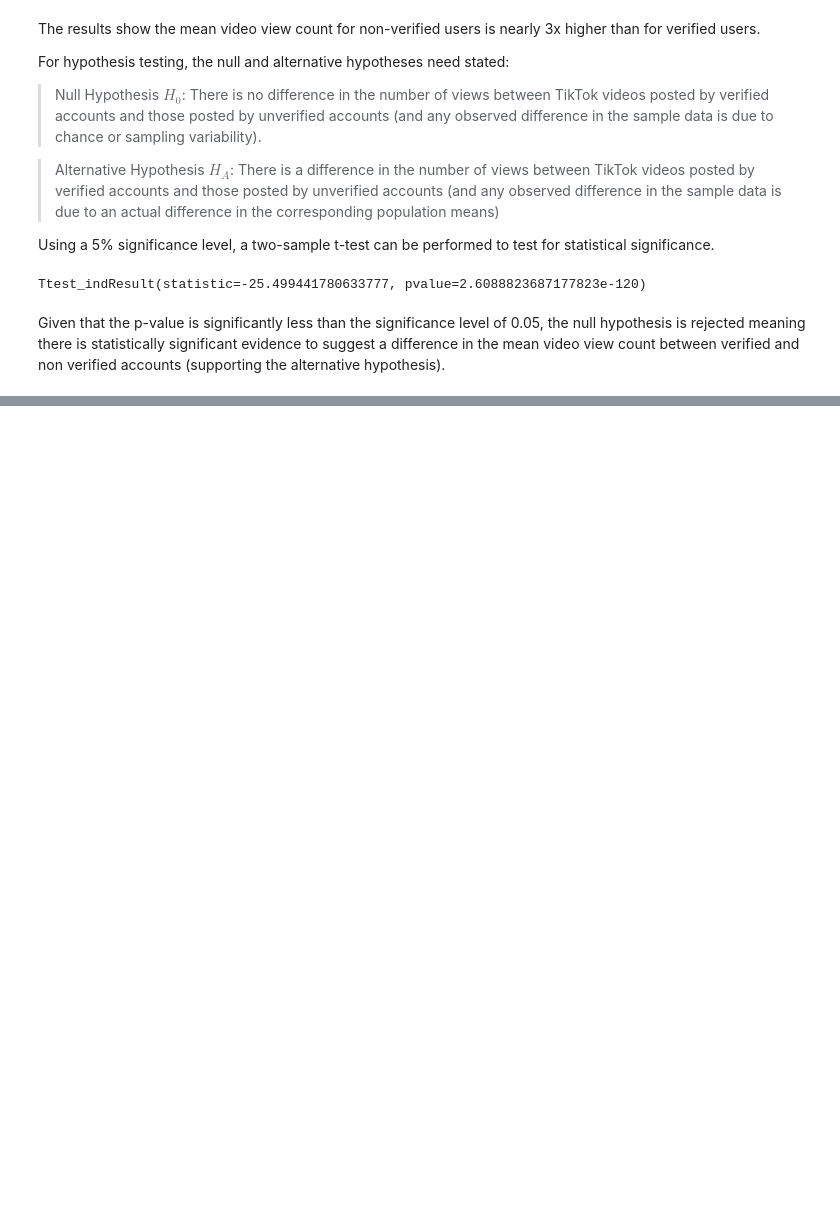
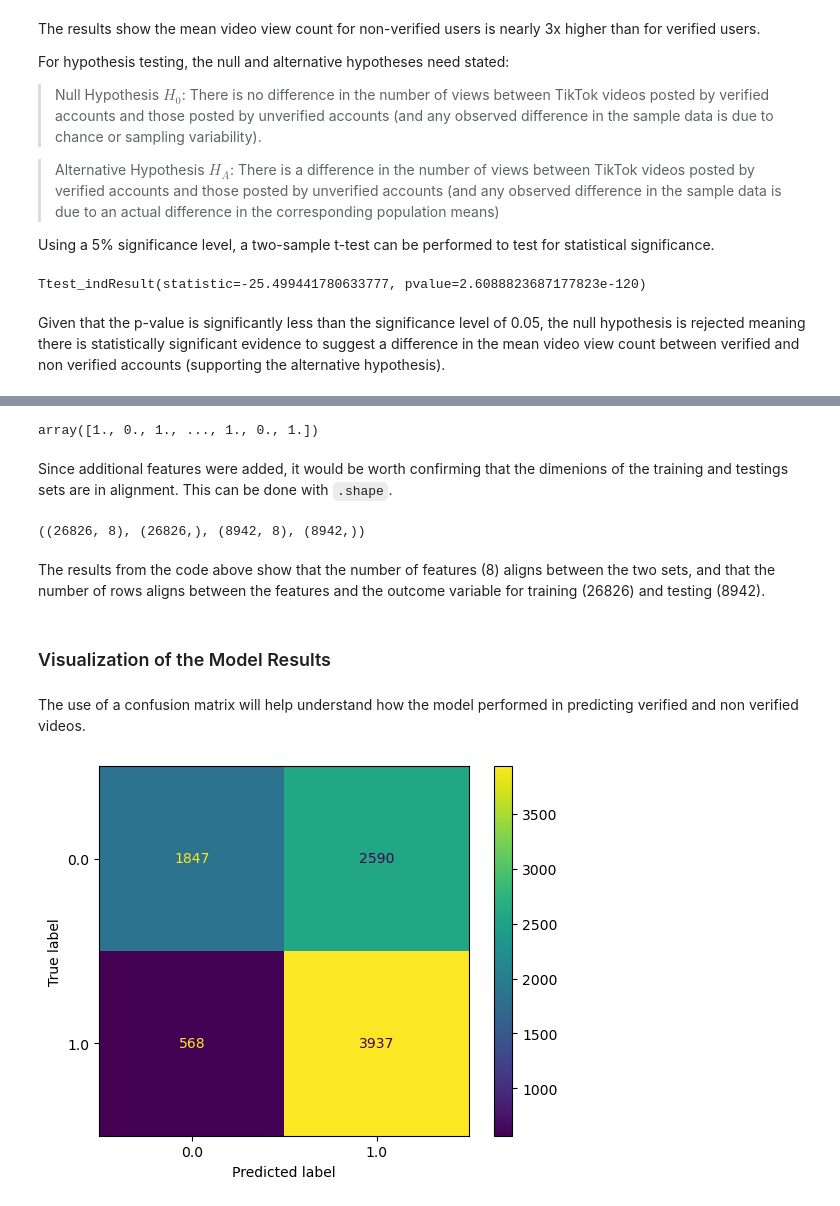
Before and after one commit to JasonHolton/TikTok_Data-Science, a Jupyter notebook: TikTok Notebook.ipynb, the cells around one changed output, grey strips where cells are left out. Saved outputs shown, nothing was run; the diff lists cells and outputs as text; code cells hidden in the pictures; blank space fills up the shorter version.

```diff
--- a/TikTok Notebook.ipynb
+++ b/TikTok Notebook.ipynb
@@ -544,0 +949,6 @@ Given that the p-value is significantly less than the significance level of 0.05
+# %%
+# Place the encoded testing features array into a dataframe
+X_test_encoded_df = pd.DataFrame(data = X_test_encoded, columns = X_encoder.get_feature_names_out())
+
+# Display the first few rows
+X_test_encoded_df.head()
@@ -544,0 +974,6 @@ Given that the p-value is significantly less than the significance level of 0.05
+# %%
+# Concatenate X_test and X_test_encoded to generate the final datafram
+X_test_final = pd.concat([X_test.drop(columns = ['claim_status', 'author_ban_status']).reset_index(drop = True), X_test_encoded_df], axis = 1)
+
+# Display the first few rows of the new dataframe
+X_test_final.head()
@@ -544,0 +987,6 @@ Given that the p-value is significantly less than the significance level of 0.05
+# %%
+# Use the logisitc regression model to obtain predictions for the encoded testing set
+y_pred = log_clf.predict(X_test_final)
+
+# Display the predictions on the encoded testing set
+y_pred
@@ -544,0 +1013,38 @@ Given that the p-value is significantly less than the significance level of 0.05
+# %%
+# Encode the testing outcome variable
+# Notes:
+# - The shape of y_test needs to be adjusted before passing it into .transform() since it uses a 2D array
+# - The array needs flattened with .ravel() so it can be used later to compare with the predictions
+y_test_final = y_encoder.transform(y_test.values.reshape(-1, 1)).ravel()
+
+# Display the encoded testing outcome variable
+y_test_final
+# %% [output]
+array([1., 0., 1., ..., 1., 0., 1.])
+# %% [markdown]
+Since additional features were added, it would be worth confirming that the dimenions of the training and testings sets are in alignment. This can be done with `.shape`.
+# %%
+# Get the shape of each training and testing set
+X_train_final.shape, y_train_final.shape, X_test_final.shape, y_test_final.shape
+# %% [output]
+((26826, 8), (26826,), (8942, 8), (8942,))
+# %% [markdown]
+The results from the code above show that the number of features (8) aligns between the two sets, and that the number of rows aligns between the features and the outcome variable for training (26826) and testing (8942).
+# %% [markdown]
+### Visualization of the Model Results
+# %% [markdown]
+The use of a confusion matrix will help understand how the model performed in predicting verified and non verified videos.
+# %%
+# Compute the values for the confusion matrix
+log_cm = confusion_matrix(y_test_final, y_pred, labels = log_clf.classes_)
+
+# Create the confusion matrix display
+log_disp = ConfusionMatrixDisplay(confusion_matrix = log_cm, display_labels = log_clf.classes_)
+
+# Plot the confusion matrix
+log_disp.plot()
+
+# Display the plot
+plt.show()
+# %% [output]
+[figure, added]
```
Also changed, not shown: parts of 76 cells of this notebook.
